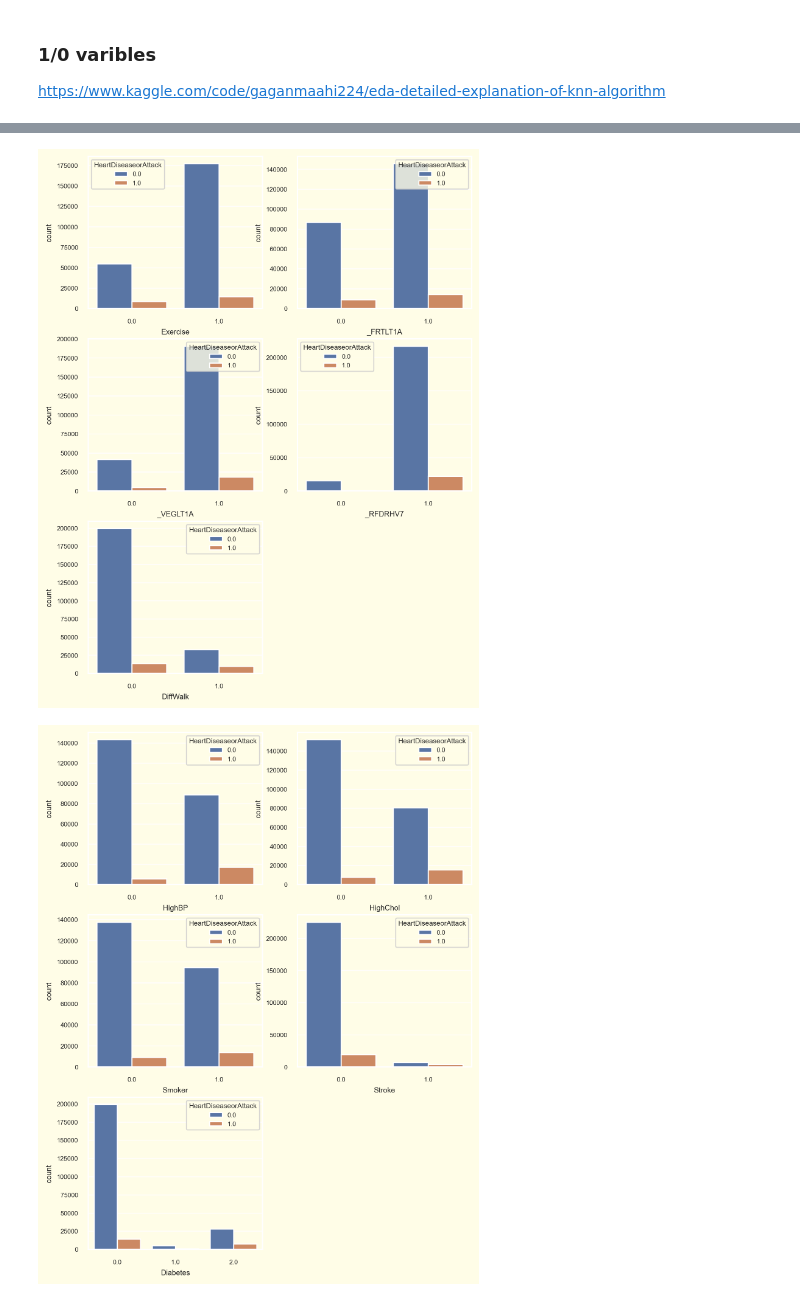
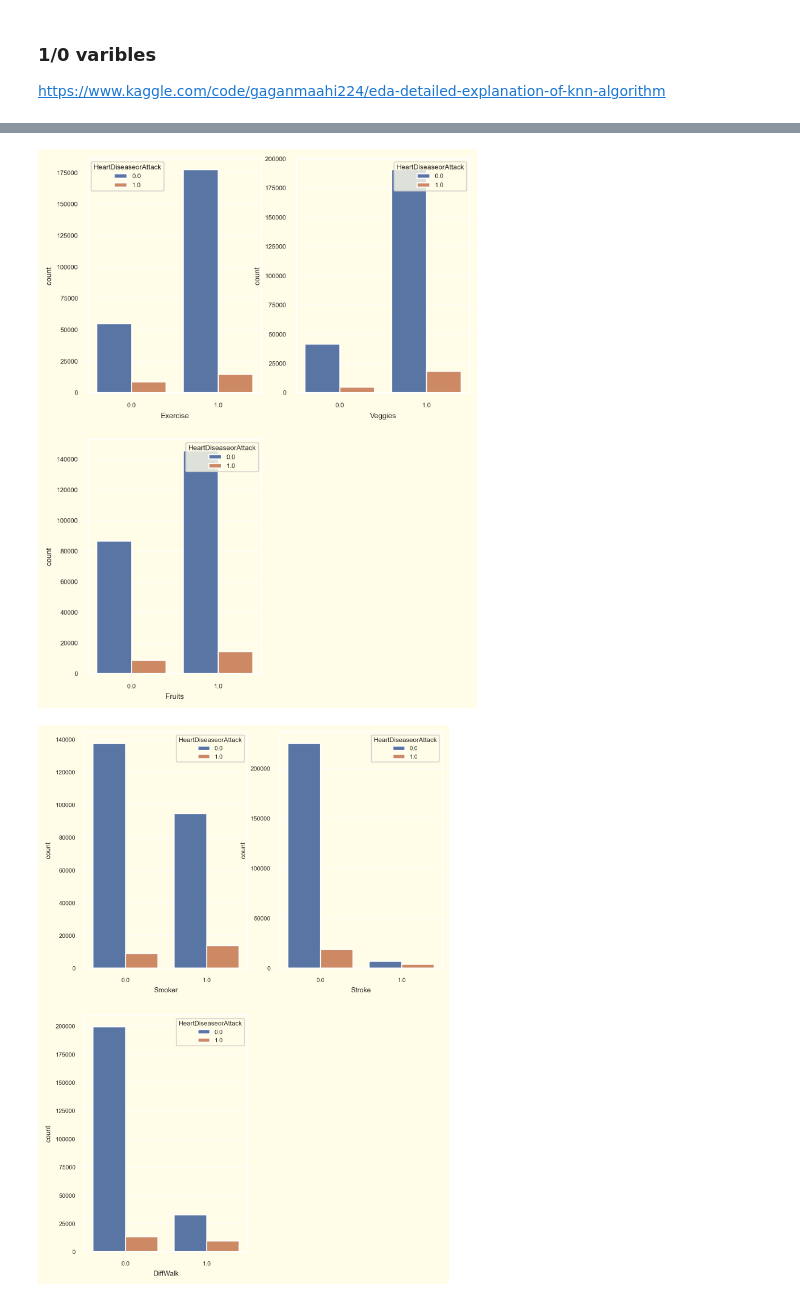
Before and after one commit to crockie/Heart-Disease-Predictor, a Jupyter notebook: DATA visualization.ipynb, the cells around one changed output, grey strips where cells are left out. Cells and saved outputs as stored; diff of their text form; code cells hidden in the pictures.

```diff
--- a/DATA visualization.ipynb
+++ b/DATA visualization.ipynb
@@ -158,9 +177,9 @@ plt.show()
 ### 1/0 varibles
 https://www.kaggle.com/code/gaganmaahi224/eda-detailed-explanation-of-knn-algorithm
 # %%
-healthF=['AnyHealthcare','AffordHealthcare','GenHealth']
-goodH=['Exercise','_FRTLT1A','_VEGLT1A','_RFDRHV7','DiffWalk']
-badH=['HighBP','HighChol','Smoker','Stroke','Diabetes']
+healthF=['AnyHealthcare','AffordHealthcare','Diabetes','HvyAlcohol','HighBP','HighChol']
+goodH=['Exercise','Veggies','Fruits']
+badH=['Smoker','Stroke','DiffWalk']
 # %%
 import seaborn as sns
 sns.set_theme(rc = {'figure.dpi': 250, 'axes.labelsize': 7,
@@ -183,7 +202,7 @@ import seaborn as sns
 sns.set_theme(rc = {'figure.dpi': 250, 'axes.labelsize': 7,
                     'axes.facecolor': '#FFFDE7', 'grid.color': '#fffdfa',
                     'figure.facecolor': '#FFFDE7'}, font_scale = 0.55)
-fig, ax = plt.subplots(3, 2, figsize = (6.5, 9))
+fig, ax = plt.subplots(2, 2, figsize = (6.5, 9))
 for indx, (column, axes) in list(enumerate(list(zip(goodH, ax.flatten())))):
     if column not in 'HeartDiseaseorAttack':
         sns.countplot(ax = axes, x = df[column], hue = df['HeartDiseaseorAttack'],  alpha = 1)
@@ -194,21 +213,21 @@ axes_legend[1].legend(title = 'HeartDiseaseorAttack', loc = 'upper right')
 axes_legend[2].legend(title = 'HeartDiseaseorAttack', loc = 'upper right')
 plt.show()
 # %% [output]
-[figure, old version]
+[figure, new version]
 # %%
 import seaborn as sns
 sns.set_theme(rc = {'figure.dpi': 250, 'axes.labelsize': 7,
                     'axes.facecolor': '#FFFDE7', 'grid.color': '#fffdfa',
                     'figure.facecolor': '#FFFDE7'}, font_scale = 0.55)
-fig, ax = plt.subplots(3, 2, figsize = (6.5, 9))
+fig, ax = plt.subplots(3, 2, figsize = (6.5, 15))
 for indx, (column, axes) in list(enumerate(list(zip(badH, ax.flatten())))):
     if column not in 'HeartDiseaseorAttack':
         sns.countplot(ax = axes, x = df[column], hue = df['HeartDiseaseorAttack'],  alpha = 1)
 else:
     [axes.set_visible(False) for axes in ax.flatten()[indx + 1:]]
 axes_legend = ax.flatten()
 axes_legend[1].legend(title = 'HeartDiseaseorAttack', loc = 'upper right')
 axes_legend[2].legend(title = 'HeartDiseaseorAttack', loc = 'upper right')
 plt.show()
 # %% [output]
-[figure, old version]
+[figure, new version]
```
Also changed, not shown: parts of 26 cells of this notebook.
